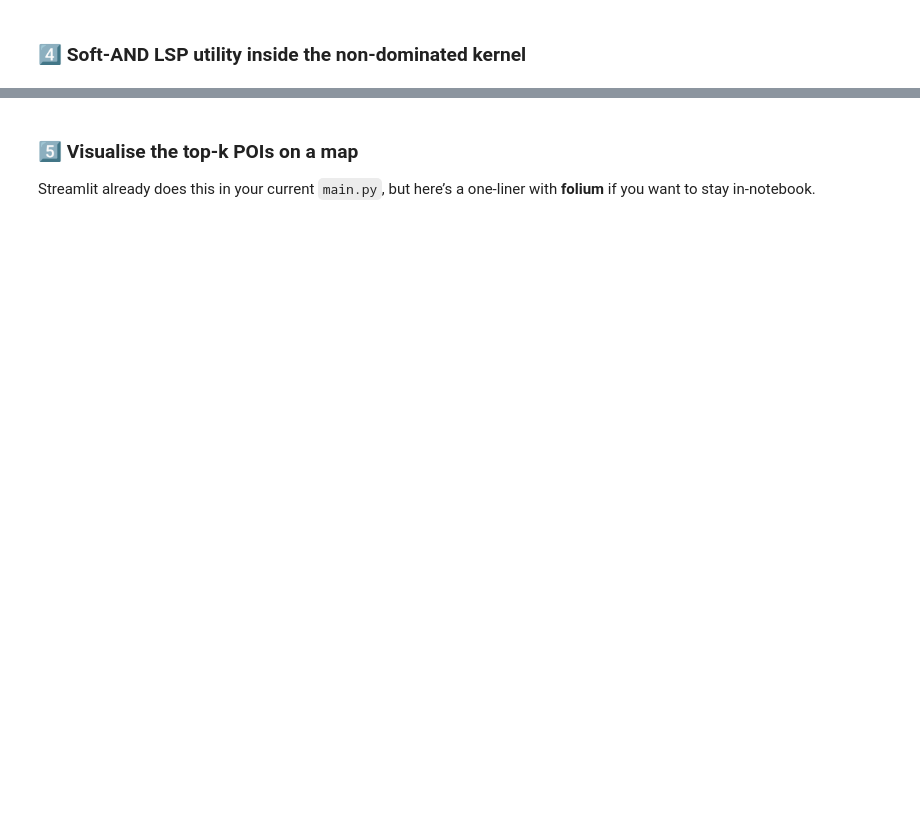
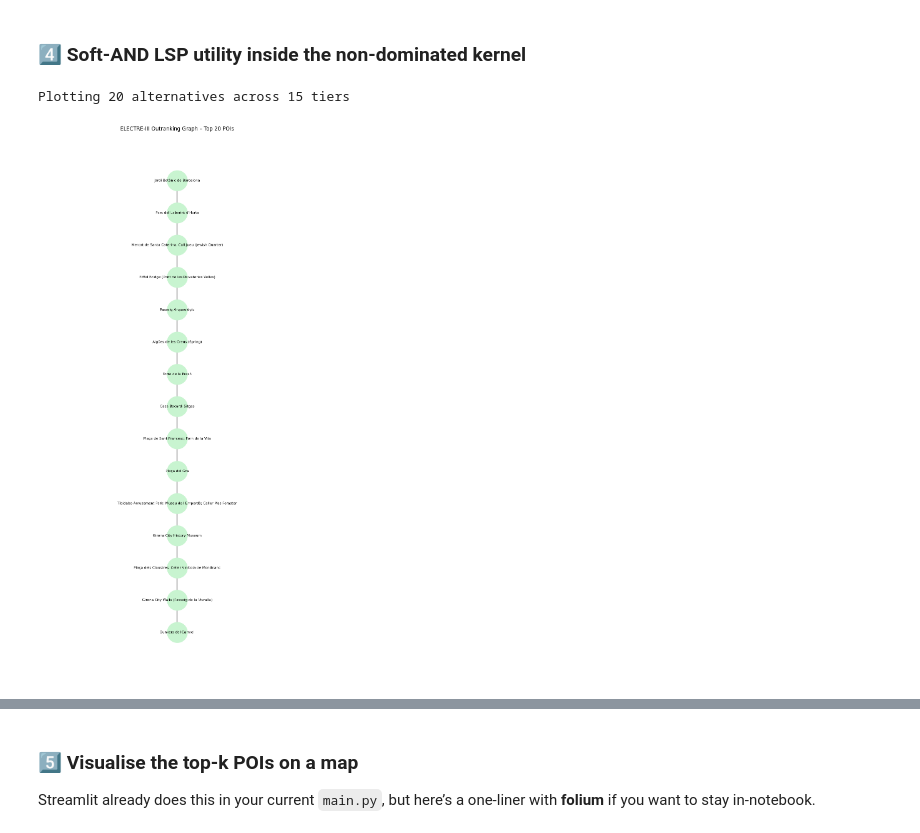
Before and after one commit to Vicara12/MAI_AIS_Tourism_demo, a Jupyter notebook: src/GreenExplorer_MCDA_demo.ipynb, the cells around one changed output, grey strips where cells are left out. Drawn from its saved outputs; the diff is of its cells as text; code cells hidden in the pictures; blank space fills up the shorter version.

```diff
--- a/src/GreenExplorer_MCDA_demo.ipynb
+++ b/src/GreenExplorer_MCDA_demo.ipynb
@@ -147,3 +206,56 @@ ValueError: Length of values (144) does not match length of index (300)
 # %% [markdown]
 ### 4️⃣ Soft‑AND LSP utility inside the non‑dominated kernel
+# %%
+# ── CELL ▒▒ ELECTRE outranking – top-20 only ▒▒────────────────────────
+import matplotlib.pyplot as plt
+import networkx as nx
+
+MAX_ALTS = 20        # how many individual POIs to show
+
+# helper: "a17" -> POI name at that position
+def alt_to_name(label: str) -> str:
+    idx = int(label.strip()[1:]) - 1          # "a17" -> 16
+    return df_valid.loc[df_valid.index[idx], "name"]
+
+# --------------------------------------------------------------------
+# Build tiers until we accumulate MAX_ALTS alternatives
+tiers, alt_count = [], 0
+for block in rank_D:                           # rank_D is descending
+    if alt_count >= MAX_ALTS:
+        break
+    raw_labels = [tok.strip() for tok in block.split(";") if tok.strip()]
+    names      = [alt_to_name(tok) for tok in raw_labels]
+    # if adding this whole tier exceeds MAX_ALTS, truncate it
+    if alt_count + len(names) > MAX_ALTS:
+        names = names[: MAX_ALTS - alt_count]
+    tiers.append("; ".join(names))
+    alt_count += len(names)
+
+print(f"Plotting {alt_count} alternatives across {len(tiers)} tiers")
+
+# --------------------------------------------------------------------
+# Vertical digraph: node0 (best) -> node1 -> ...
+G = nx.DiGraph()
+for i, txt in enumerate(tiers):
+    G.add_node(i, label=txt)
+    if i < len(tiers) - 1:
+        G.add_edge(i, i + 1)
+
+pos = {i: (0, -i) for i in range(len(tiers))}
+
+plt.figure(figsize=(9, 1.2 * len(tiers)))
+nx.draw_networkx_nodes(G, pos, node_color="#c8f4d0", node_size=2200)
+nx.draw_networkx_edges(G, pos, arrowstyle="->", arrowsize=14)
+nx.draw_networkx_labels(
+    G, pos,
+    labels={i: lbl for i, lbl in G.nodes(data="label")},
+    font_size=8, verticalalignment="center", horizontalalignment="center"
+)
+plt.title("ELECTRE-III Outranking Graph – Top 20 POIs")
+plt.axis("off")
+plt.tight_layout()
+plt.show()
+# %% [output]
+Plotting 20 alternatives across 15 tiers
+[figure, added]
 # %%
```
Also changed, not shown: parts of 10 cells of this notebook.
